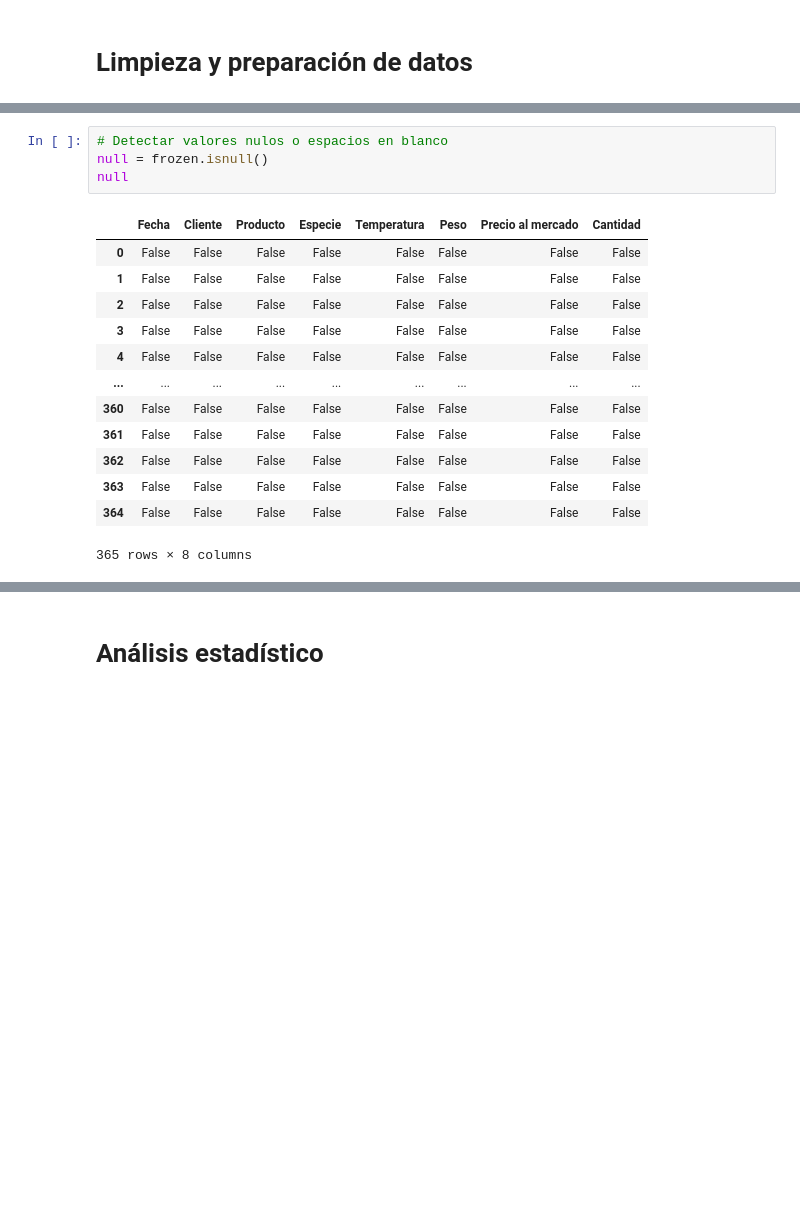
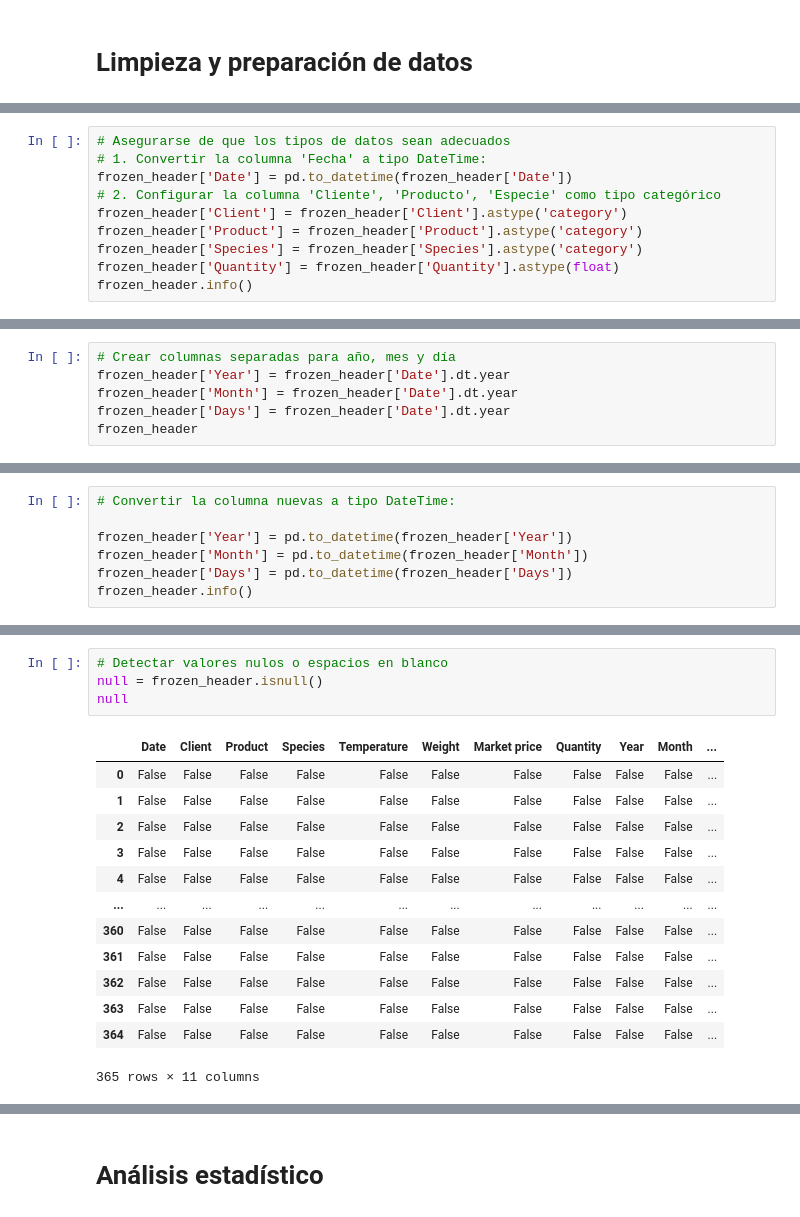
Before and after one commit to Fanton-cpu/demo4_ipynb, a Jupyter notebook: Frozen products.ipynb, the cells around one changed output, grey strips where cells are left out. Drawn from its saved outputs; the diff is of its cells as text; blank space fills up the shorter version.

```diff
--- a/Frozen products.ipynb
+++ b/Frozen products.ipynb
@@ -58,0 +71,10 @@ frozen_header
+# %%
+# Asegurarse de que los tipos de datos sean adecuados
+# 1. Convertir la columna 'Fecha' a tipo DateTime:
+frozen_header['Date'] = pd.to_datetime(frozen_header['Date'])
+# 2. Configurar la columna 'Cliente', 'Producto', 'Especie' como tipo categórico
+frozen_header['Client'] = frozen_header['Client'].astype('category')
+frozen_header['Product'] = frozen_header['Product'].astype('category')
+frozen_header['Species'] = frozen_header['Species'].astype('category')
+frozen_header['Quantity'] = frozen_header['Quantity'].astype(float)
+frozen_header.info()
@@ -58,0 +101,6 @@ frozen_header
+# %%
+# Crear columnas separadas para año, mes y día
+frozen_header['Year'] = frozen_header['Date'].dt.year
+frozen_header['Month'] = frozen_header['Date'].dt.year
+frozen_header['Days'] = frozen_header['Date'].dt.year
+frozen_header
@@ -58,0 +121,7 @@ frozen_header
+# %%
+# Convertir la columna nuevas a tipo DateTime:
+
+frozen_header['Year'] = pd.to_datetime(frozen_header['Year'])
+frozen_header['Month'] = pd.to_datetime(frozen_header['Month'])
+frozen_header['Days'] = pd.to_datetime(frozen_header['Days'])
+frozen_header.info()
@@ -59,19 +147,19 @@ frozen_header
 # %%
 # Detectar valores nulos o espacios en blanco
-null = frozen.isnull()
+null = frozen_header.isnull()
 null
 # %% [output]
-|  | Fecha | Cliente | Producto | Especie | Temperatura | Peso | Precio al mercado | Cantidad |
-| 0 | False | False | False | False | False | False | False | False |
-| 1 | False | False | False | False | False | False | False | False |
-| 2 | False | False | False | False | False | False | False | False |
-| 3 | False | False | False | False | False | False | False | False |
-| 4 | False | False | False | False | False | False | False | False |
-| ... | ... | ... | ... | ... | ... | ... | ... | ... |
-| 360 | False | False | False | False | False | False | False | False |
-| 361 | False | False | False | False | False | False | False | False |
-| 362 | False | False | False | False | False | False | False | False |
-| 363 | False | False | False | False | False | False | False | False |
-| 364 | False | False | False | False | False | False | False | False |
+|  | Date | Client | Product | Species | Temperature | Weight | Market price | Quantity | Year | Month | ... |
+| 0 | False | False | False | False | False | False | False | False | False | False | ... |
+| 1 | False | False | False | False | False | False | False | False | False | False | ... |
+| 2 | False | False | False | False | False | False | False | False | False | False | ... |
+| 3 | False | False | False | False | False | False | False | False | False | False | ... |
+| 4 | False | False | False | False | False | False | False | False | False | False | ... |
+| ... | ... | ... | ... | ... | ... | ... | ... | ... | ... | ... | ... |
+| 360 | False | False | False | False | False | False | False | False | False | False | ... |
+| 361 | False | False | False | False | False | False | False | False | False | False | ... |
+| 362 | False | False | False | False | False | False | False | False | False | False | ... |
+| 363 | False | False | False | False | False | False | False | False | False | False | ... |
+| 364 | False | False | False | False | False | False | False | False | False | False | ... |
-365 rows × 8 columns
+365 rows × 11 columns
 # %%
```
Also changed, not shown: parts of 25 cells of this notebook.
